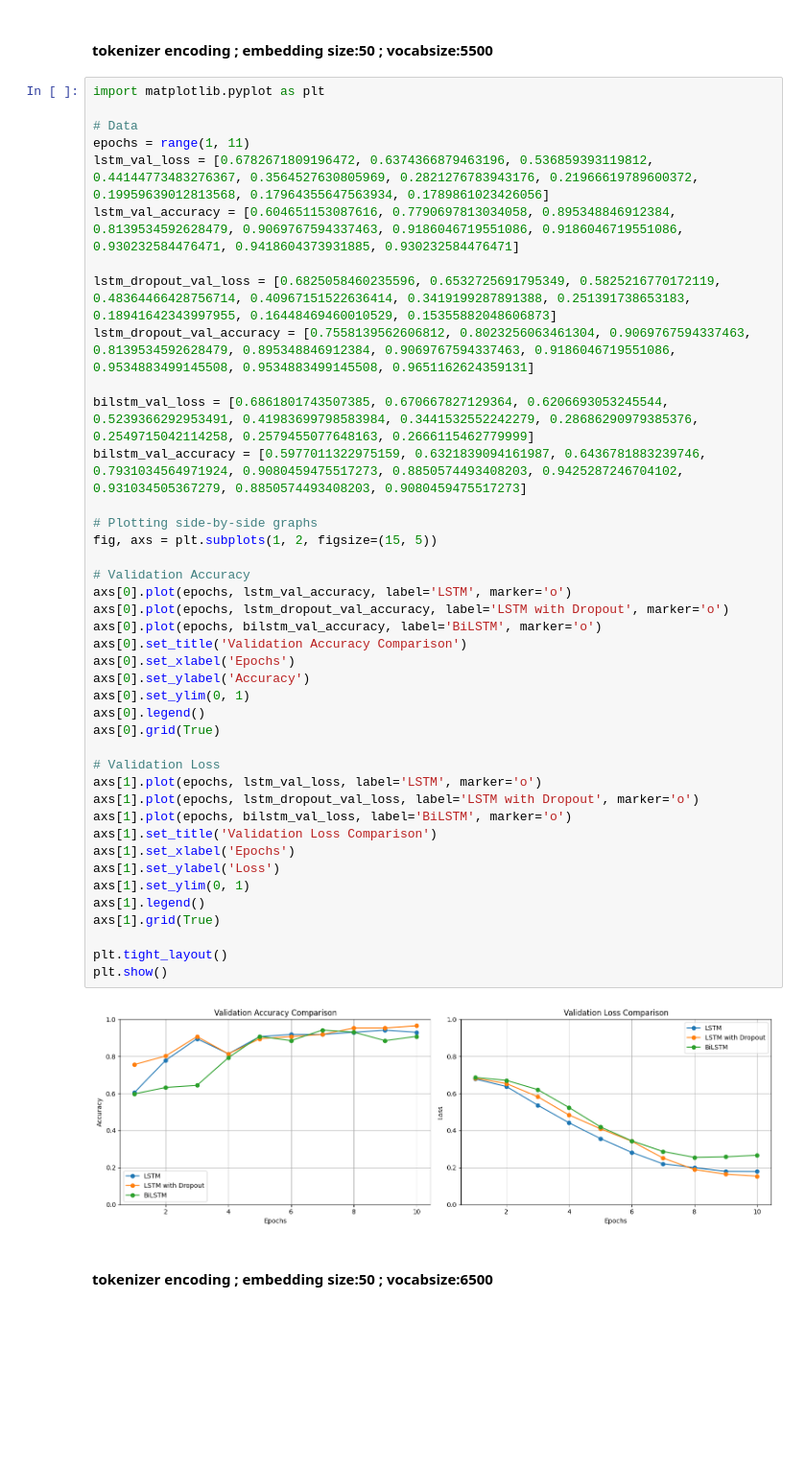
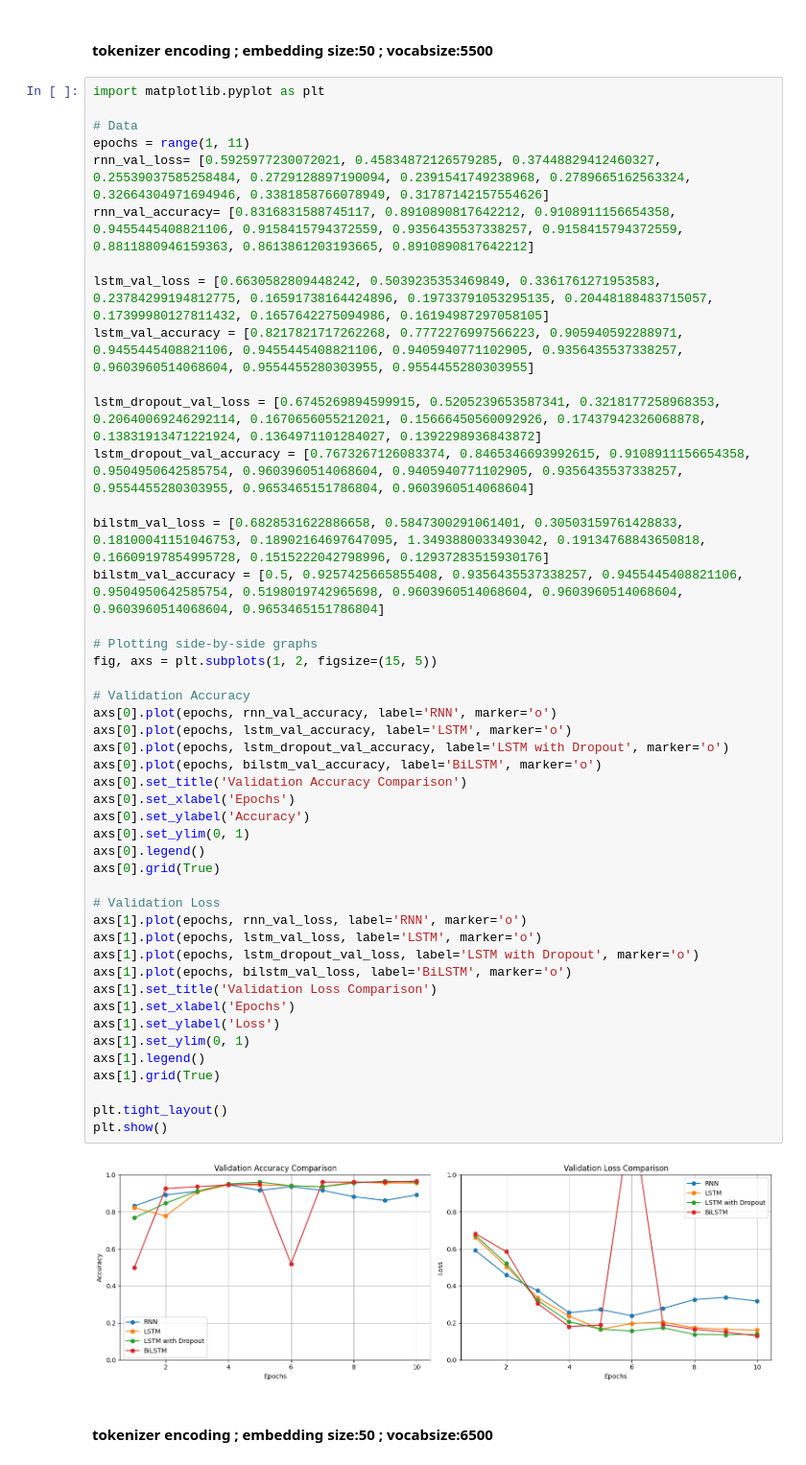
Before and after one commit to laurencia7/Penerapan-Deep-Learning-dan-Augmentasi-Data-untuk-Deteksi-Berita-Palsu-Indonesia, a Jupyter notebook: Accuracy Loss Graph.ipynb, the cells around one changed output. Shown at 96% size. Cells and saved outputs as stored; diff of their text form; blank space fills up the shorter version.

```diff
--- a/Accuracy Loss Graph.ipynb
+++ b/Accuracy Loss Graph.ipynb
@@ -199,44 +208,49 @@ import matplotlib.pyplot as plt
 
 # Data
 epochs = range(1, 11)
-lstm_val_loss = [0.6782671809196472, 0.6374366879463196, 0.536859393119812, 0.44144773483276367, 0.3564527630805969, 0.2821276783943176, 0.21966619789600372, 0.19959639012813568, 0.17964355647563934, 0.1789861023426056]
-lstm_val_accuracy = [0.604651153087616, 0.7790697813034058, 0.895348846912384, 0.8139534592628479, 0.9069767594337463, 0.9186046719551086, 0.9186046719551086, 0.930232584476471, 0.9418604373931885, 0.930232584476471]
+rnn_val_loss= [0.5925977230072021, 0.45834872126579285, 0.37448829412460327, 0.25539037585258484, 0.2729128897190094, 0.2391541749238968, 0.2789665162563324, 0.32664304971694946, 0.3381858766078949, 0.31787142157554626]
+rnn_val_accuracy= [0.8316831588745117, 0.8910890817642212, 0.9108911156654358, 0.9455445408821106, 0.9158415794372559, 0.9356435537338257, 0.9158415794372559, 0.8811880946159363, 0.8613861203193665, 0.8910890817642212]
 
-lstm_dropout_val_loss = [0.6825058460235596, 0.6532725691795349, 0.5825216770172119, 0.48364466428756714, 0.40967151522636414, 0.3419199287891388, 0.251391738653183, 0.18941642343997955, 0.16448469460010529, 0.15355882048606873]
-lstm_dropout_val_accuracy = [0.7558139562606812, 0.8023256063461304, 0.9069767594337463, 0.8139534592628479, 0.895348846912384, 0.9069767594337463, 0.9186046719551086, 0.9534883499145508, 0.9534883499145508, 0.9651162624359131]
+lstm_val_loss = [0.6630582809448242, 0.5039235353469849, 0.3361761271953583, 0.23784299194812775, 0.16591738164424896, 0.19733791053295135, 0.20448188483715057, 0.17399980127811432, 0.1657642275094986, 0.16194987297058105]
+lstm_val_accuracy = [0.8217821717262268, 0.7772276997566223, 0.905940592288971, 0.9455445408821106, 0.9455445408821106, 0.9405940771102905, 0.9356435537338257, 0.9603960514068604, 0.9554455280303955, 0.9554455280303955]
 
-bilstm_val_loss = [0.6861801743507385, 0.670667827129364, 0.6206693053245544, 0.5239366292953491, 0.41983699798583984, 0.3441532552242279, 0.28686290979385376, 0.2549715042114258, 0.2579455077648163, 0.2666115462779999]
-bilstm_val_accuracy = [0.5977011322975159, 0.6321839094161987, 0.6436781883239746, 0.7931034564971924, 0.9080459475517273, 0.8850574493408203, 0.9425287246704102, 0.931034505367279, 0.8850574493408203, 0.9080459475517273]
+lstm_dropout_val_loss = [0.6745269894599915, 0.5205239653587341, 0.3218177258968353, 0.20640069246292114, 0.1670656055212021, 0.15666450560092926, 0.17437942326068878, 0.13831913471221924, 0.1364971101284027, 0.1392298936843872]
+lstm_dropout_val_accuracy = [0.7673267126083374, 0.8465346693992615, 0.9108911156654358, 0.9504950642585754, 0.9603960514068604, 0.9405940771102905, 0.9356435537338257, 0.9554455280303955, 0.9653465151786804, 0.9603960514068604]
+
+bilstm_val_loss = [0.6828531622886658, 0.5847300291061401, 0.30503159761428833, 0.18100041151046753, 0.18902164697647095, 1.3493880033493042, 0.19134768843650818, 0.16609197854995728, 0.1515222042798996, 0.12937283515930176]
+bilstm_val_accuracy = [0.5, 0.9257425665855408, 0.9356435537338257, 0.9455445408821106, 0.9504950642585754, 0.5198019742965698, 0.9603960514068604, 0.9603960514068604, 0.9603960514068604, 0.9653465151786804]
 
 # Plotting side-by-side graphs
 fig, axs = plt.subplots(1, 2, figsize=(15, 5))
 
 # Validation Accuracy
+axs[0].plot(epochs, rnn_val_accuracy, label='RNN', marker='o')
 axs[0].plot(epochs, lstm_val_accuracy, label='LSTM', marker='o')
 axs[0].plot(epochs, lstm_dropout_val_accuracy, label='LSTM with Dropout', marker='o')
 axs[0].plot(epochs, bilstm_val_accuracy, label='BiLSTM', marker='o')
 axs[0].set_title('Validation Accuracy Comparison')
 axs[0].set_xlabel('Epochs')
 axs[0].set_ylabel('Accuracy')
 axs[0].set_ylim(0, 1)
 axs[0].legend()
 axs[0].grid(True)
 
 # Validation Loss
+axs[1].plot(epochs, rnn_val_loss, label='RNN', marker='o')
 axs[1].plot(epochs, lstm_val_loss, label='LSTM', marker='o')
 axs[1].plot(epochs, lstm_dropout_val_loss, label='LSTM with Dropout', marker='o')
 axs[1].plot(epochs, bilstm_val_loss, label='BiLSTM', marker='o')
 axs[1].set_title('Validation Loss Comparison')
 axs[1].set_xlabel('Epochs')
 axs[1].set_ylabel('Loss')
 axs[1].set_ylim(0, 1)
 axs[1].legend()
 axs[1].grid(True)
 
 plt.tight_layout()
 plt.show()
 # %% [output]
-[figure, old version]
+[figure, new version]
 # %% [markdown]
 #### tokenizer encoding ; embedding size:50 ; vocabsize:6500
 # %%
```
Also changed, not shown: parts of 16 cells of this notebook, 5 other files.
